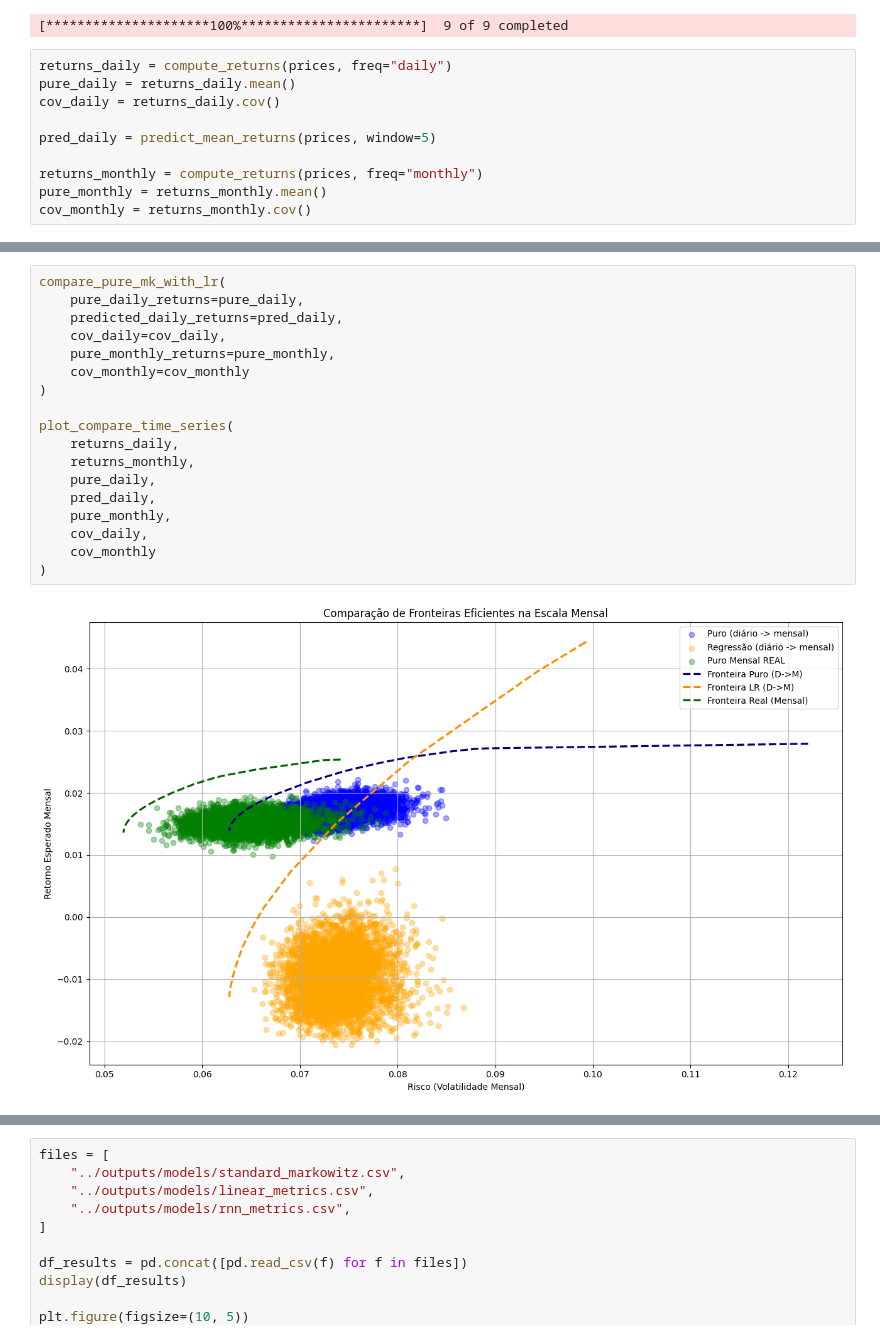
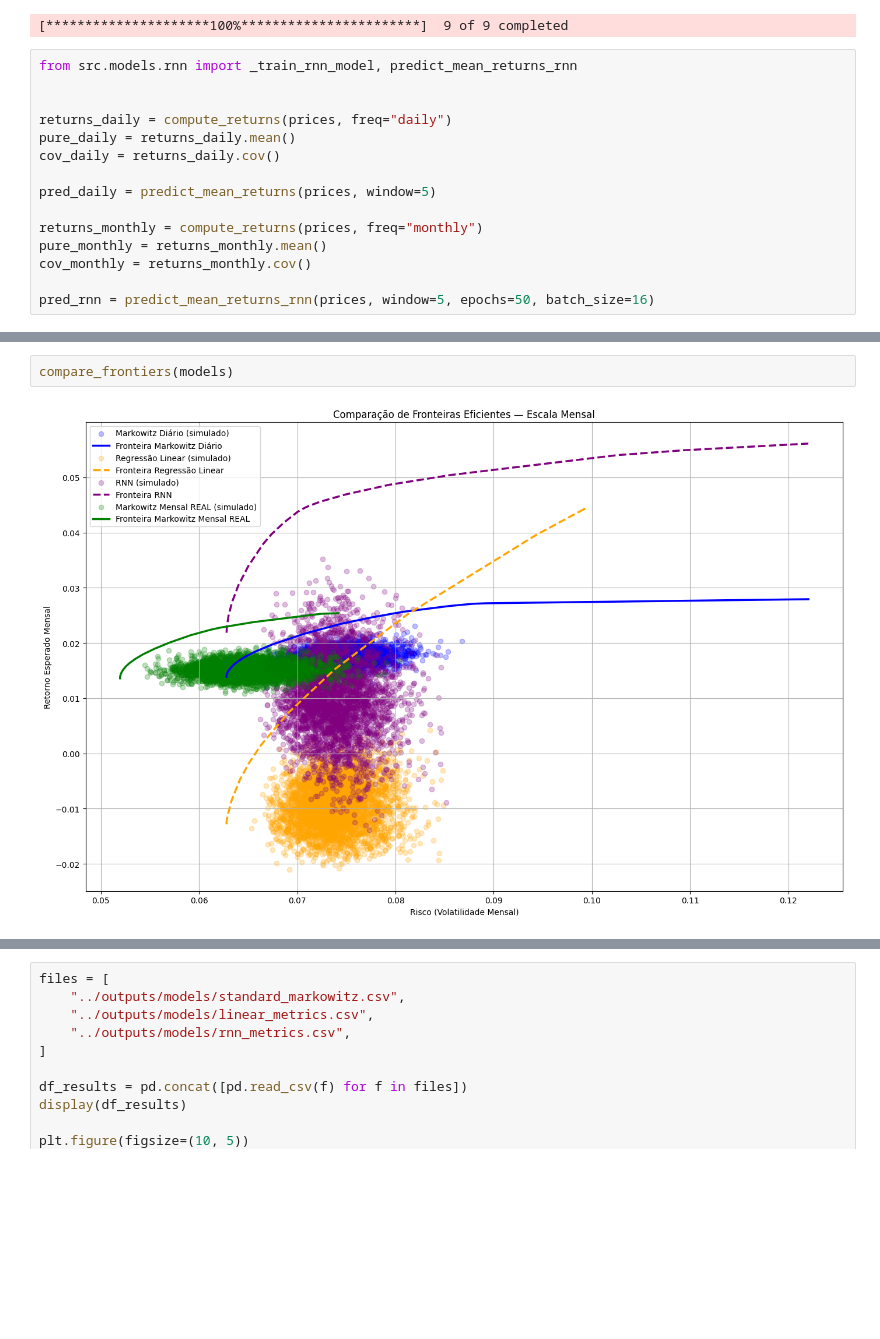
Before and after one commit to maronect/deep_learning_finance, a Jupyter notebook: notebooks/00-compare_models.ipynb, the cells around one changed output, grey strips where cells are left out. Drawn from its saved outputs; the diff is of its cells as text; blank space fills up the shorter version.

Commit message:
plot comparison between standard_MK_daily, standard_MK_monthly, LR_MK_daily, RNN_MK_daily

```diff
--- a/notebooks/00-compare_models.ipynb
+++ b/notebooks/00-compare_models.ipynb
@@ -24,6 +24,9 @@ prices = load_prices(tickers, start=start_date, end=end_date)
 # %% [output]
 [*********************100%***********************]  9 of 9 completed
 # %%
+from src.models.rnn import _train_rnn_model, predict_mean_returns_rnn
+
+
 returns_daily = compute_returns(prices, freq="daily")
 pure_daily = returns_daily.mean()
 cov_daily = returns_daily.cov()
@@ -33,3 +36,5 @@ pred_daily = predict_mean_returns(prices, window=5)
 returns_monthly = compute_returns(prices, freq="monthly")
 pure_monthly = returns_monthly.mean()
 cov_monthly = returns_monthly.cov()
+
+pred_rnn = predict_mean_returns_rnn(prices, window=5, epochs=50, batch_size=16)
@@ -36,20 +76,4 @@ cov_monthly = returns_monthly.cov()
 # %%
-compare_pure_mk_with_lr(
-    pure_daily_returns=pure_daily,
-    predicted_daily_returns=pred_daily,
-    cov_daily=cov_daily,
-    pure_monthly_returns=pure_monthly,
-    cov_monthly=cov_monthly
-)
-
-plot_compare_time_series(
-    returns_daily,
-    returns_monthly,
-    pure_daily,
-    pred_daily,
-    pure_monthly,
-    cov_daily,
-    cov_monthly
-)
+compare_frontiers(models)
 # %% [output]
-[figure, old version]
+[figure, new version]
```
Also changed, not shown: parts of 6 cells of this notebook, 2 other files.
